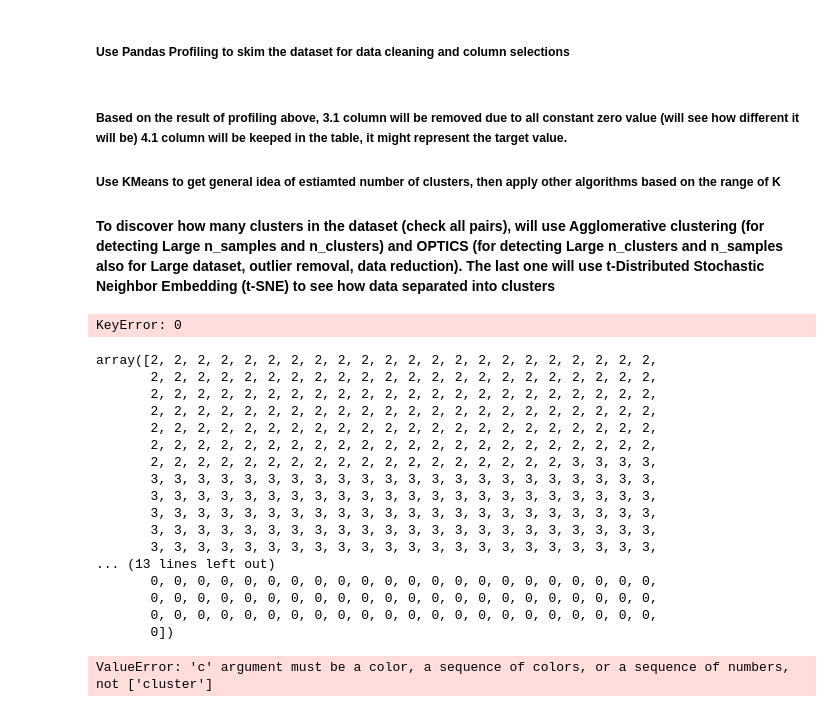
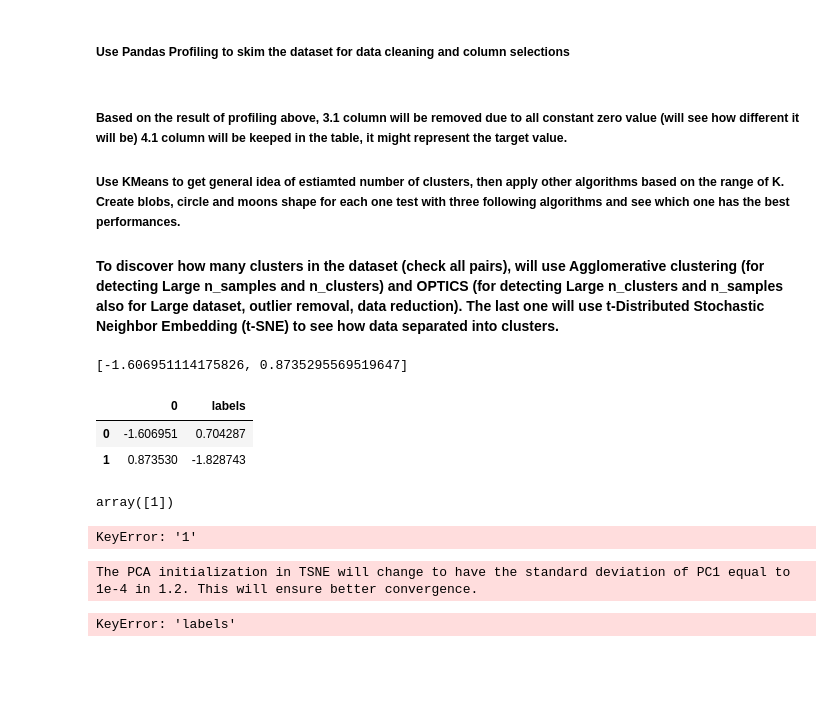
Before and after one commit to serenasun999/dash624, a Jupyter notebook: 624_A4_BoruSun.ipynb, the cells around one changed output. Saved outputs shown, nothing was run; the diff lists cells and outputs as text; code cells hidden in the pictures; blank space fills up the shorter version.

```diff
--- a/624_A4_BoruSun.ipynb
+++ b/624_A4_BoruSun.ipynb
@@ -42,9 +43,9 @@ profile.to_file("profile_a4.html")
 # %% [markdown]
 ##### Based on the result of profiling above, 3.1 column will be removed due to all constant zero value (will see how different it will be) 4.1 column will be keeped in the table, it might represent the target value.
 
-#####  Use KMeans to get general idea of estiamted number of clusters, then apply other algorithms based on the range of K
+#####  Use KMeans to get general idea of estiamted number of clusters, then apply other algorithms based on the range of K. Create blobs, circle and moons shape for each one test with three following algorithms and see which one has the best performances.
 
-#### To discover how many clusters in the dataset (check all pairs), will use Agglomerative clustering (for detecting Large n_samples and n_clusters) and OPTICS (for detecting Large n_clusters and n_samples also for Large dataset, outlier removal, data reduction). The last one will use t-Distributed Stochastic Neighbor Embedding (t-SNE) to see how data separated into clusters
+#### To discover how many clusters in the dataset (check all pairs), will use Agglomerative clustering (for detecting Large n_samples and n_clusters) and OPTICS (for detecting Large n_clusters and n_samples also for Large dataset, outlier removal, data reduction). The last one will use t-Distributed Stochastic Neighbor Embedding (t-SNE) to see how data separated into clusters.
 # %%
 df = a4_data
 # df = circles
@@ -68,54 +69,46 @@ for i in range(2,10):
 px.line(y = sscore,x = range(2,10), markers=True)
 # %%
 a4_data = pd.DataFrame(a4_data)
+a4_test = a4_data.iloc[:, :9]
+a4_test.columns=['column1','column2','column3','column4','column5','column6','column7','column8','column9']
+# print(a4_test)
+test = a4_test[['column1','column2']].values.tolist()
 # from sklearn.datasets import make_blobs
 # blobs = make_blobs(
 #     n_samples=300,
 #     n_features=2,
 #     centers=3,
 #     # return_centers=True,
 # )
-
+# df_concatenated = pd.concat([df, pd.DataFrame(np_array)], axis=1)
+print(test[0])
 blobs = pd.concat([
-    pd.DataFrame(a4_data[0]),
-    pd.DataFrame(a4_data[1],columns=['labels']).astype('category'),
+    pd.DataFrame(test[0]),
+    pd.DataFrame(test[1],columns=['labels']).astype('category'),
 ],axis=1)
 blobs.columns = [str(x) for x in blobs.columns]
-print(blobs.shape)
 blobs.head()
 # %% [output]
-KeyError: 0
+[-1.606951114175826, 0.8735295569519647]
+|  | 0 | labels |
+| 0 | -1.606951 | 0.704287 |
+| 1 | 0.873530 | -1.828743 |
 # %%
 from sklearn.cluster import AgglomerativeClustering
+test = blobs
 clusters = AgglomerativeClustering(
-    n_clusters = 4, # Number of clusters to find
+    n_clusters = 2, # Number of clusters to find
     # linkage="ward", #default
     linkage="single",
 ).fit(
-    a4_data
+    test
 )
 clusters.labels_[::10]
 # %% [output]
-array([2, 2, 2, 2, 2, 2, 2, 2, 2, 2, 2, 2, 2, 2, 2, 2, 2, 2, 2, 2, 2, 2,
-       2, 2, 2, 2, 2, 2, 2, 2, 2, 2, 2, 2, 2, 2, 2, 2, 2, 2, 2, 2, 2, 2,
-       2, 2, 2, 2, 2, 2, 2, 2, 2, 2, 2, 2, 2, 2, 2, 2, 2, 2, 2, 2, 2, 2,
-       2, 2, 2, 2, 2, 2, 2, 2, 2, 2, 2, 2, 2, 2, 2, 2, 2, 2, 2, 2, 2, 2,
-       2, 2, 2, 2, 2, 2, 2, 2, 2, 2, 2, 2, 2, 2, 2, 2, 2, 2, 2, 2, 2, 2,
-       2, 2, 2, 2, 2, 2, 2, 2, 2, 2, 2, 2, 2, 2, 2, 2, 2, 2, 2, 2, 2, 2,
-       2, 2, 2, 2, 2, 2, 2, 2, 2, 2, 2, 2, 2, 2, 2, 2, 2, 2, 3, 3, 3, 3,
-       3, 3, 3, 3, 3, 3, 3, 3, 3, 3, 3, 3, 3, 3, 3, 3, 3, 3, 3, 3, 3, 3,
-       3, 3, 3, 3, 3, 3, 3, 3, 3, 3, 3, 3, 3, 3, 3, 3, 3, 3, 3, 3, 3, 3,
-       3, 3, 3, 3, 3, 3, 3, 3, 3, 3, 3, 3, 3, 3, 3, 3, 3, 3, 3, 3, 3, 3,
-       3, 3, 3, 3, 3, 3, 3, 3, 3, 3, 3, 3, 3, 3, 3, 3, 3, 3, 3, 3, 3, 3,
-       3, 3, 3, 3, 3, 3, 3, 3, 3, 3, 3, 3, 3, 3, 3, 3, 3, 3, 3, 3, 3, 3,
-... (13 lines left out)
-       0, 0, 0, 0, 0, 0, 0, 0, 0, 0, 0, 0, 0, 0, 0, 0, 0, 0, 0, 0, 0, 0,
-       0, 0, 0, 0, 0, 0, 0, 0, 0, 0, 0, 0, 0, 0, 0, 0, 0, 0, 0, 0, 0, 0,
-       0, 0, 0, 0, 0, 0, 0, 0, 0, 0, 0, 0, 0, 0, 0, 0, 0, 0, 0, 0, 0, 0,
-       0])
+array([1])
 # %%
 (pd.concat([
-    a4_data,
+    test,
     pd.DataFrame(
         clusters.labels_,
         columns=['cluster']
@@ -129,4 +122,4 @@ array([2, 2, 2, 2, 2, 2, 2, 2, 2, 2, 2, 2, 2, 2, 2, 2, 2, 2, 2, 2, 2, 2,
  )
 )
 # %% [output]
-ValueError: 'c' argument must be a color, a sequence of colors, or a sequence of numbers, not ['cluster']
+KeyError: '1'
@@ -132,0 +128,23 @@ ValueError: 'c' argument must be a color, a sequence of colors, or a sequence of
+# %%
+ts = TSNE(
+    perplexity=100, # Roughly the "size" of the clusters to look for (original paper
+                   # recommends in the 5-50 range, but in general should be less than
+                   # then number of points in your dataset
+    learning_rate="auto",
+    n_iter=2000,
+    init='pca',
+).fit_transform(a4_data)
+
+(pd.concat([
+    pd.DataFrame(ts),
+    a4_data['labels'],
+], axis=1)
+ .plot.scatter(
+     x=0,
+     y=1,
+     color='labels',
+ )
+)
+# %% [output]
+The PCA initialization in TSNE will change to have the standard deviation of PC1 equal to 1e-4 in 1.2. This will ensure better convergence.
+KeyError: 'labels'
```
Also changed, not shown: parts of 2 cells of this notebook.
